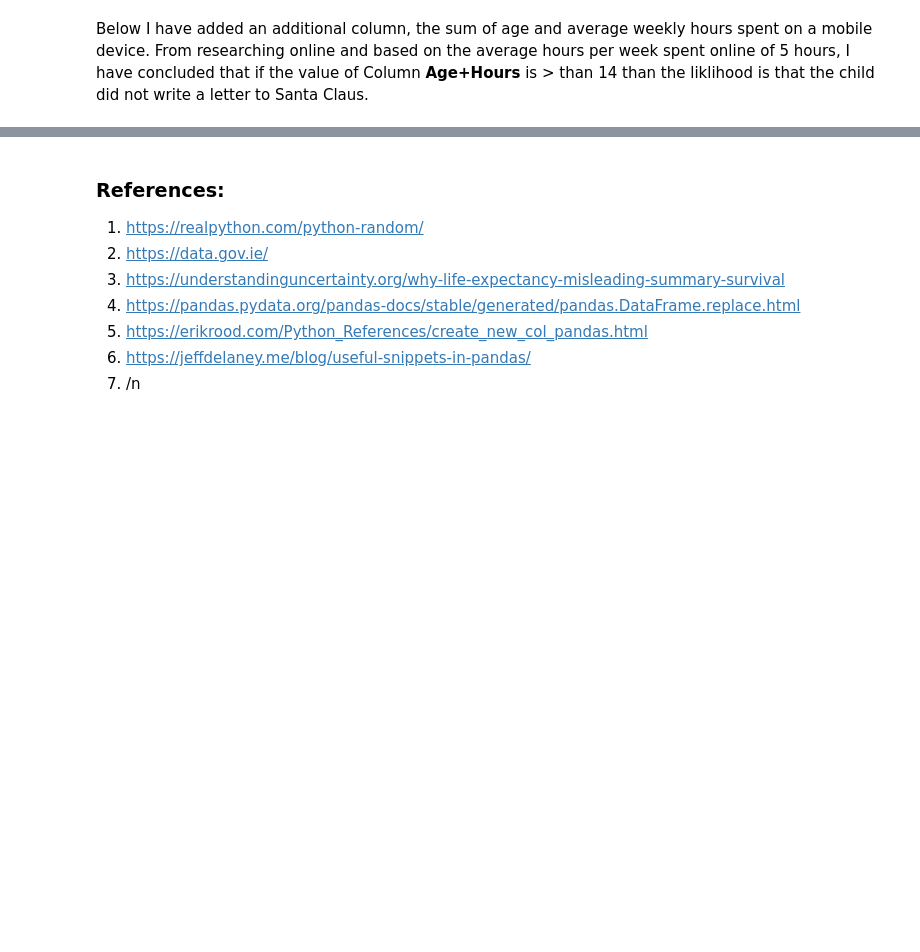
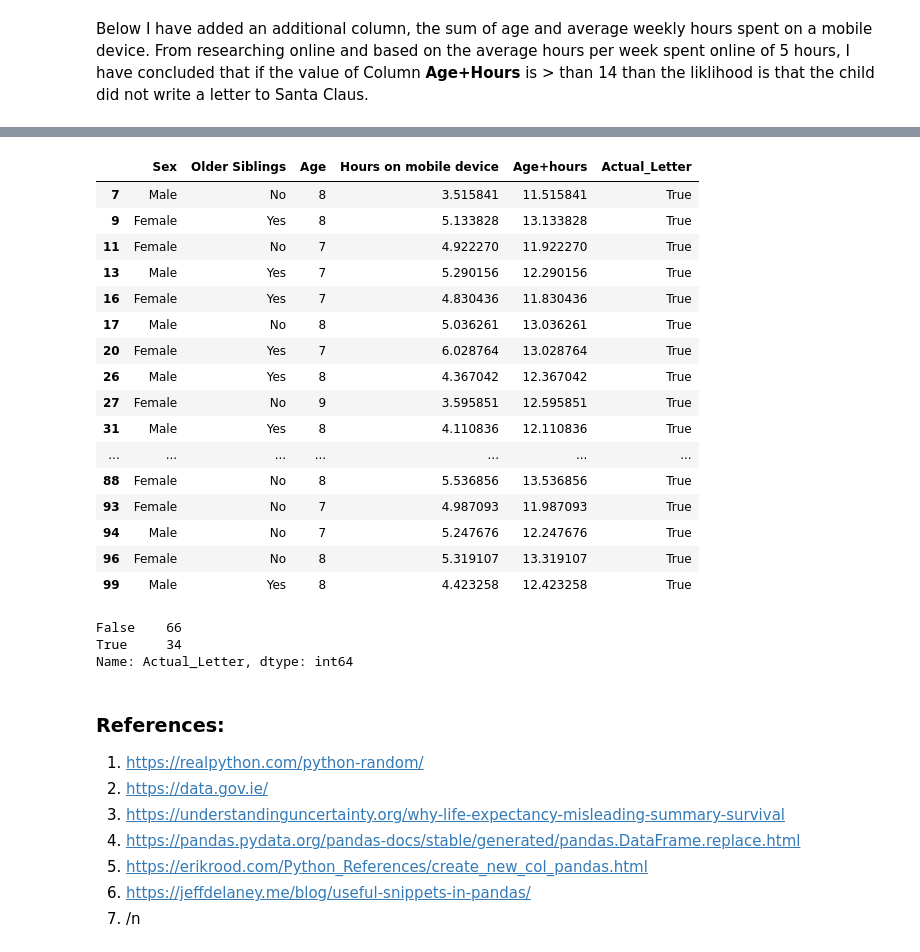
Before and after one commit to JulianConneely/Programming-for-Data-Analysis-Project-Dec18, a Jupyter notebook: Santa Claus.ipynb, the cells around one changed output, grey strips where cells are left out. Saved outputs shown, nothing was run; the diff lists cells and outputs as text; code cells hidden in the pictures; blank space fills up the shorter version.

Commit message:
added iloc of filtered letters sent

```diff
--- a/Santa Claus.ipynb
+++ b/Santa Claus.ipynb
@@ -282 +282,29 @@ df
 100 rows × 6 columns
+# %%
+# Here we are selecting only rows that have Actual Letter = True, or children that have sent letters to Santa
+df.loc[df['Actual_Letter'] == True]
+# %% [output]
+|  | Sex | Older Siblings | Age | Hours on mobile device | Age+hours | Actual_Letter |
+| 7 | Male | No | 8 | 3.515841 | 11.515841 | True |
+| 9 | Female | Yes | 8 | 5.133828 | 13.133828 | True |
+| 11 | Female | No | 7 | 4.922270 | 11.922270 | True |
+| 13 | Male | Yes | 7 | 5.290156 | 12.290156 | True |
+| 16 | Female | Yes | 7 | 4.830436 | 11.830436 | True |
+| 17 | Male | No | 8 | 5.036261 | 13.036261 | True |
+| 20 | Female | Yes | 7 | 6.028764 | 13.028764 | True |
+| 26 | Male | Yes | 8 | 4.367042 | 12.367042 | True |
+| 27 | Female | No | 9 | 3.595851 | 12.595851 | True |
+| 31 | Male | Yes | 8 | 4.110836 | 12.110836 | True |
+| ... | ... | ... | ... | ... | ... | ... |
+| 88 | Female | No | 8 | 5.536856 | 13.536856 | True |
+| 93 | Female | No | 7 | 4.987093 | 11.987093 | True |
+| 94 | Male | No | 7 | 5.247676 | 12.247676 | True |
+| 96 | Female | No | 8 | 5.319107 | 13.319107 | True |
+| 99 | Male | Yes | 8 | 4.423258 | 12.423258 | True |
+# %%
+# get an actual count of letters written/not written
+df['Actual_Letter'].value_counts()
+# %% [output]
+False    66
+True     34
+Name: Actual_Letter, dtype: int64
```
Also changed, not shown: parts of 16 cells of this notebook.
